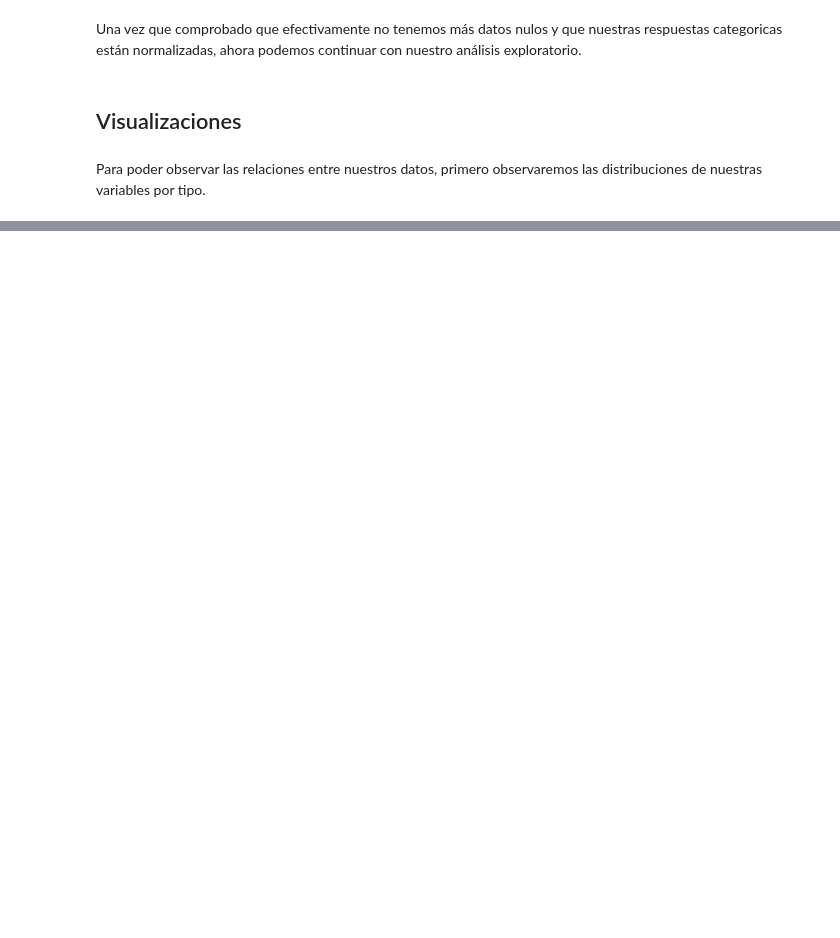
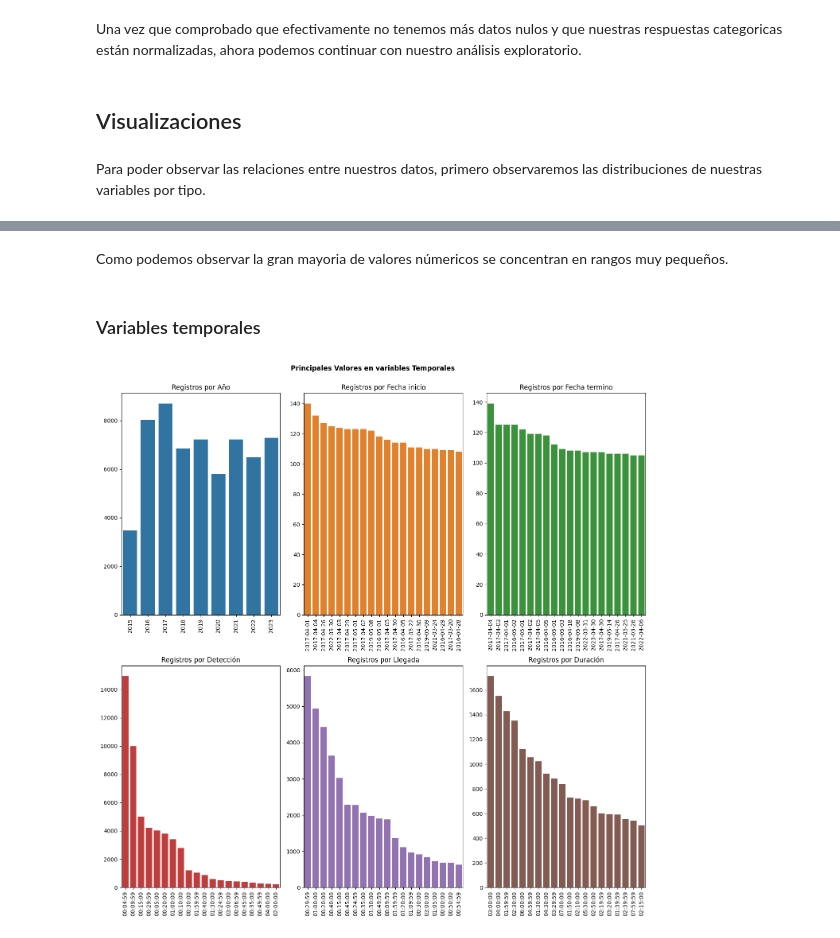
Before and after one commit to Valamca/Fires_Mexico_2015-2023, a Jupyter notebook: Incendios_forestales.ipynb, the cells around one changed output, grey strips where cells are left out. Cells and saved outputs as stored; diff of their text form; code cells hidden in the pictures; blank space fills up the shorter version.

```diff
--- a/Incendios_forestales.ipynb
+++ b/Incendios_forestales.ipynb
@@ -415,0 +543,22 @@ How to wirte asfa asfaga
+# %% [markdown]
+Como podemos observar la gran mayoria de valores númericos se concentran en rangos muy pequeños.
+# %% [markdown]
+### Variables temporales
+# %%
+fig, ax = plt.subplots(nrows=2, ncols=3, figsize=(14,14))
+plt.subplots_adjust(hspace=1)
+ax = ax.flat
+# Palette
+colors = sns.color_palette(palette = 'tab10', n_colors = len(df.columns)+2)
+for i, column in enumerate(times_variables.columns):
+        sns.barplot(df[column].value_counts().head(20), ax=ax[i], color=colors[i])
+        ax[i].set_title(f"Registros por {column.capitalize()}")
+        ax[i].tick_params(axis='x', rotation=90)
+        ax[i].set_xlabel("")
+        ax[i].set_ylabel("")
+
+plt.suptitle("Principales Valores en variables Temporales", y=1, fontweight="bold")
+plt.tight_layout()
+plt.show()
+# %% [output]
+[figure, added]
```
Also changed, not shown: parts of 70 cells of this notebook.
